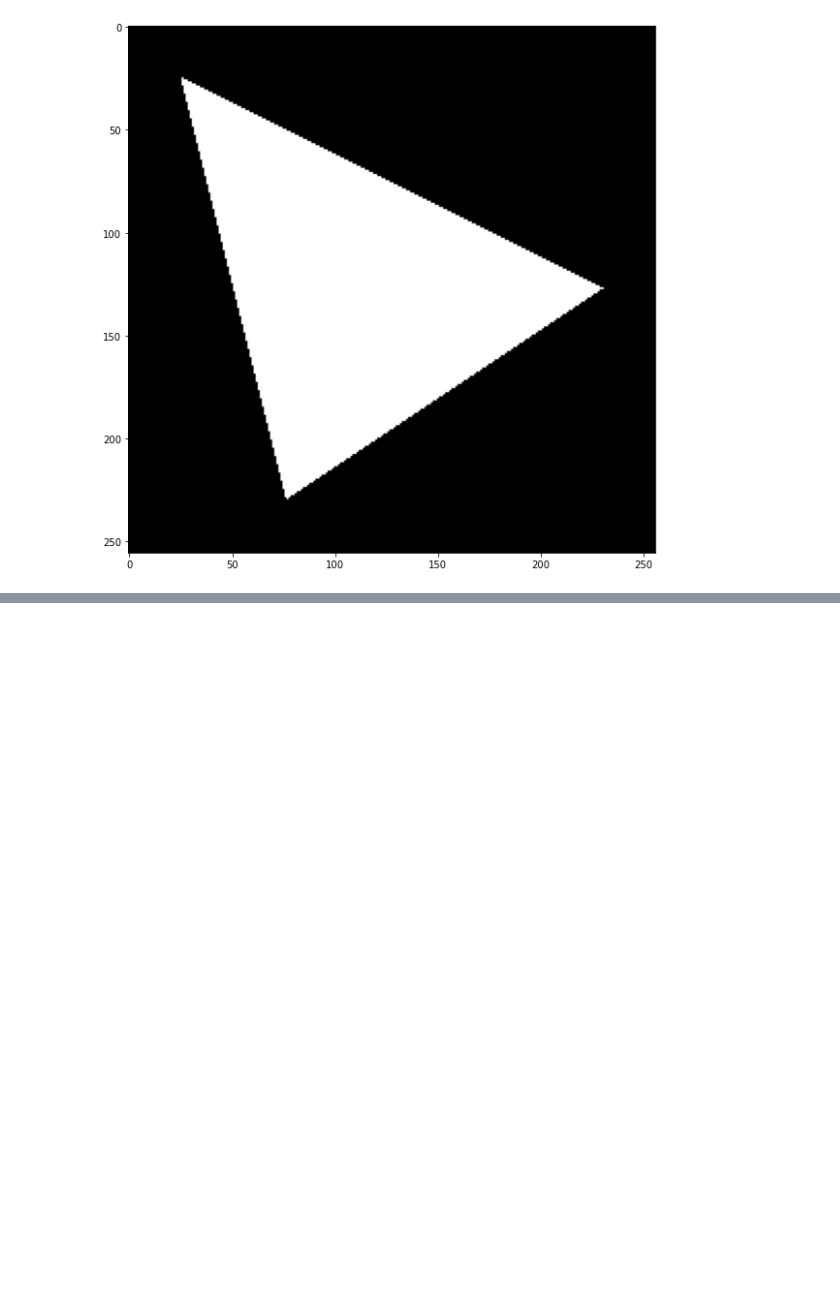
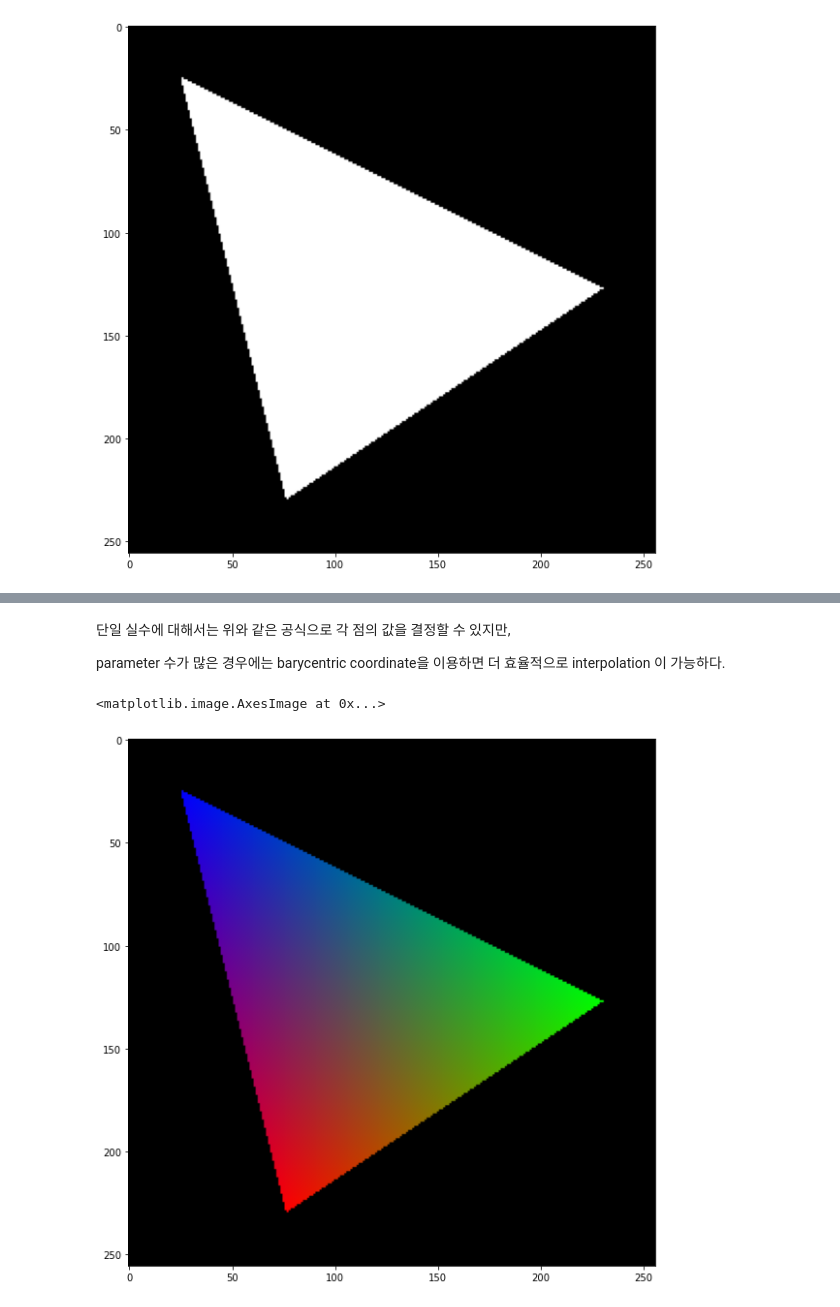
Before and after one commit to peloct/peloct.github.io, a Jupyter notebook: _ipynb/graphics_note_2.ipynb, the cells around one changed output, grey strips where cells are left out. Cells and saved outputs as stored; diff of their text form; code cells hidden in the pictures; blank space fills up the shorter version.

```diff
--- a/_ipynb/graphics_note_2.ipynb
+++ b/_ipynb/graphics_note_2.ipynb
@@ -219,0 +246,33 @@ plt.imshow(img[::-1, :, :])
+# %% [markdown]
+단일 실수에 대해서는 위와 같은 공식으로 각 점의 값을 결정할 수 있지만,
+
+parameter 수가 많은 경우에는 barycentric coordinate을 이용하면 더 효율적으로 interpolation 이 가능하다.
+# %%
+def draw_triangle(pos: np.ndarray, param: np.ndarray):
+    m = np.zeros(shape=(2, 2))
+    m[0, :] = pos[1] - pos[0]
+    m[1, :] = pos[2] - pos[0]
+    q = np.zeros(shape=(2, 3))
+    q[0, 0] = -1.0
+    q[1, 0] = -1.0
+    q[0, 1] = 1.0
+    q[1, 1] = 0.0
+    q[0, 2] = 0.0
+    q[1, 2] = 1.0
+    c = np.linalg.inv(m) @ q
+    c = c.T
+    b0 = np.array([1.0, 0.0, 0.0])
+
+    for p in get_triangle_pixels(pos):
+        b = c @ (p - pos[0]) + b0
+        color = np.clip(param.T @ b, 0.0, 1.0)
+        img[p[1], p[0], :] = color
+
+draw_triangle(t[:, :-1] * 256, np.array([[1.0, 0.0, 0.0],
+                                        [0.0, 1.0, 0.0],
+                                        [0.0, 0.0, 1.0]]))
+plt.figure(figsize = (10, 10))
+plt.imshow(img[::-1, :, :])
+# %% [output]
+<matplotlib.image.AxesImage at 0x...>
+[figure, added]
```
Also changed, not shown: parts of 4 cells of this notebook, 1 other file.
